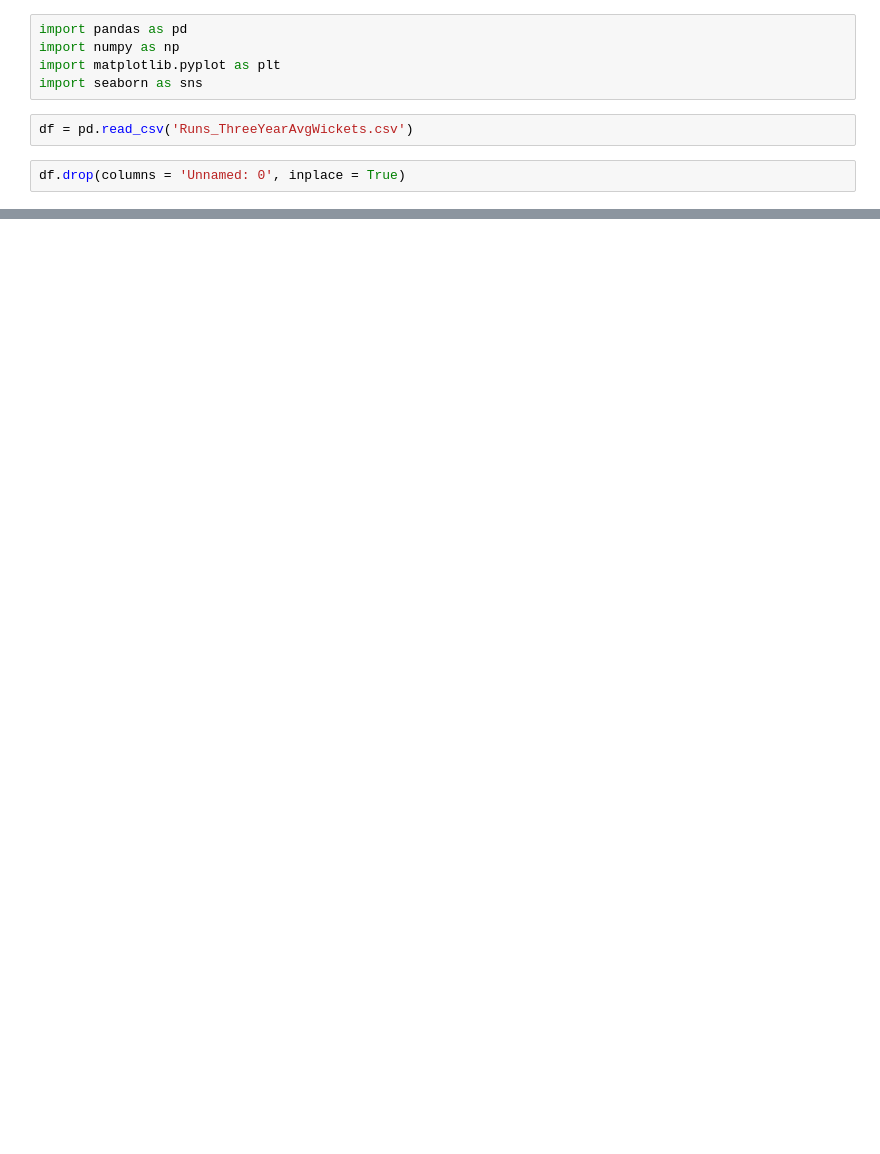
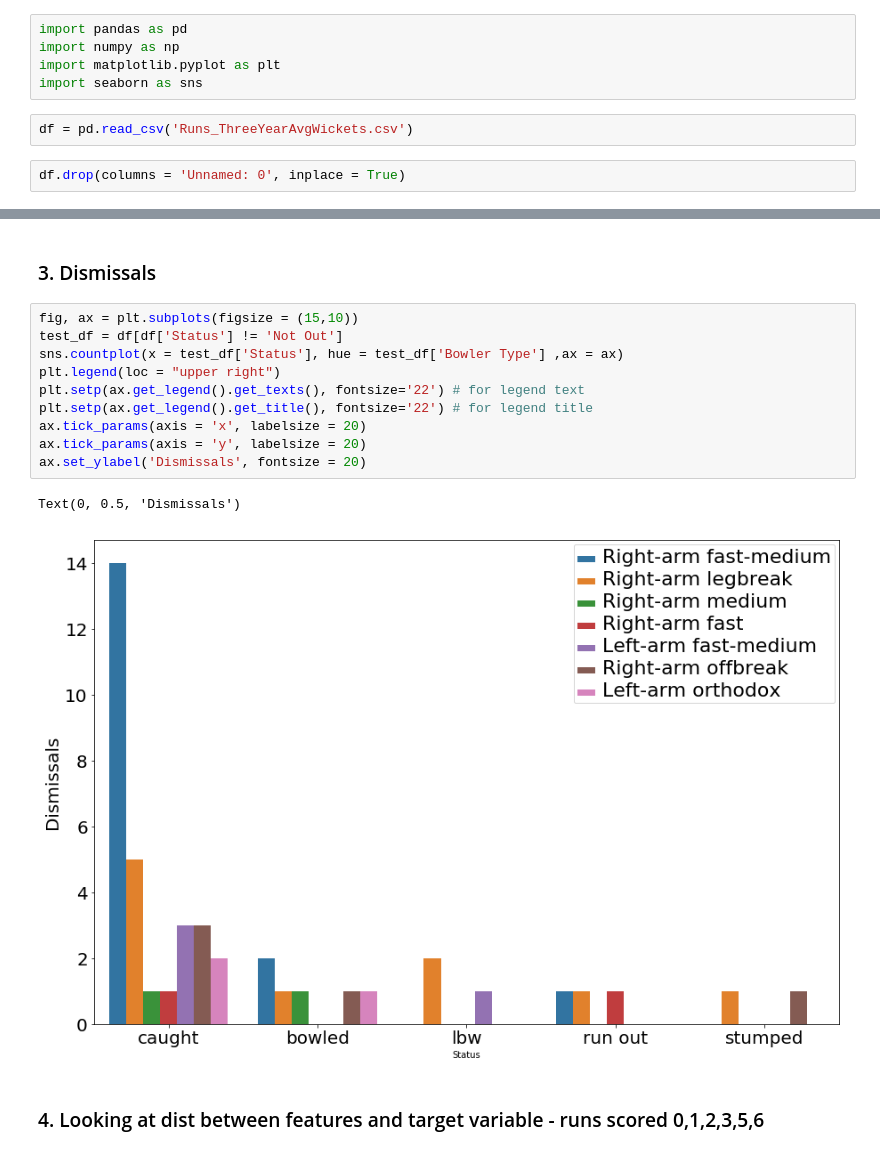
Before and after one commit to Koustubh2111/RCB_Batsman_analysis, a Jupyter notebook: ABDBatting_FeatureSelection.ipynb, the cells around one changed output, grey strips where cells are left out. Cells and saved outputs as stored; diff of their text form; blank space fills up the shorter version.

```diff
--- a/ABDBatting_FeatureSelection.ipynb
+++ b/ABDBatting_FeatureSelection.ipynb
@@ -65,0 +107,17 @@ sns.catplot(y = 'PreviousBallType', x = 'Runs',  \
+# %% [markdown]
+### 3. Dismissals
+# %%
+fig, ax = plt.subplots(figsize = (15,10))
+test_df = df[df['Status'] != 'Not Out']
+sns.countplot(x = test_df['Status'], hue = test_df['Bowler Type'] ,ax = ax)
+plt.legend(loc = "upper right")
+plt.setp(ax.get_legend().get_texts(), fontsize='22') # for legend text
+plt.setp(ax.get_legend().get_title(), fontsize='22') # for legend title
+ax.tick_params(axis = 'x', labelsize = 20)
+ax.tick_params(axis = 'y', labelsize = 20)
+ax.set_ylabel('Dismissals', fontsize = 20)
+# %% [output]
+Text(0, 0.5, 'Dismissals')
+[figure, added]
+# %% [markdown]
+###  4.  Looking at dist between features and target variable  - runs scored 0,1,2,3,5,6
```
Also changed, not shown: parts of 20 cells of this notebook, 2 other files.
